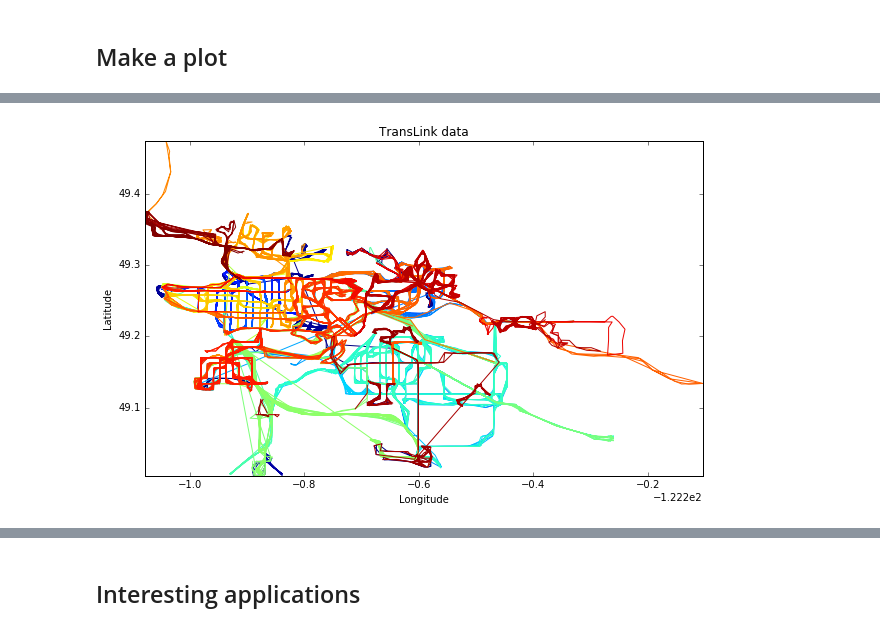
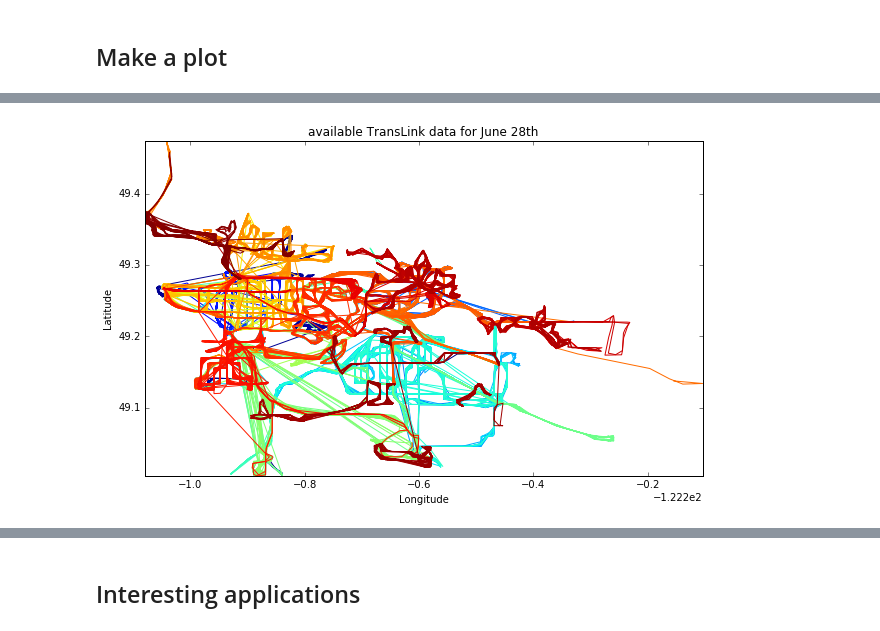
Before and after one commit to asberk/translink, a Jupyter notebook: Reading transit data.ipynb, the cells around one changed output, grey strips where cells are left out. Cells and saved outputs as stored; diff of their text form; code cells hidden in the pictures.

Commit message:
added plotting by day

```diff
--- a/Reading transit data.ipynb
+++ b/Reading transit data.ipynb
@@ -23,7 +26,9 @@ Import the data and add a human-readable `time` column
 # %%
 positions = pd.DataFrame.from_csv('./PositionUpdates.csv', index_col=False)
+# remove those positions with faulty Lat-Lon
+positions = positions[positions['lat']!=0]
 # add human-readable times
-positions['time'] = positions['ts'].apply(lambda x: datetime.fromtimestamp(x).isoformat())
+positions['time'] = positions['ts'].apply(lambda x: datetime.fromtimestamp(x))
 # %%
 positions.head()
 # %% [output]
@@ -56,3 +63,8 @@ positions = positions[positions['lat']!=0]
+# %%
+def colourMapBy(data, category, cmap='jet', alpha=None):
+    lsc = plt.cm.get_cmap(cmap)
+    cmap = lsc(np.linspace(0, 1, data[category].cat.categories.size), alpha)
+    return cmap
 # %%
 lon_min = positions['lon'].min()
 lon_max = positions['lon'].max()
@@ -60,0 +75,16 @@ lat_max = positions['lat'].max()
+# %%
+mask_j27 = positions['time'] < '2017-06-28'
+mask_j28 = (positions['time'] >= '2017-06-28') & (positions['time'] < '2017-06-29')
+# %%
+# settting a custom colour map
+posns_j27 = positions.loc[mask_j27]
+cmap_vid_j27 = colourMapBy(positions.loc[mask_j27], 'vid')
+
+plt.figure(figsize=(10,6))
+for j, (key, grp) in enumerate(posns_j27.groupby('vid')):
+    plt.plot(grp['lon'], grp['lat'], '-', label=key, color=cmap_vid_j27[j, :]);
+plt.xlim(lon_min, lon_max)
+plt.ylim(lat_min, lat_max);
+plt.xlabel('Longitude')
+plt.ylabel('Latitude')
+plt.title('Translink position data by Vehicle ID (June 27th)');
@@ -61,16 +93,16 @@ lat_max = positions['lat'].max()
 # %%
 # settting a custom colour map
-cmapString = 'jet'
-lsc = plt.cm.get_cmap(cmapString)
-cmap = lsc(np.linspace(0, 1, positions['vid'].cat.categories.size))
+posns_j28 = positions.loc[mask_j28]
+cmap_vid_j28 = colourMapBy(positions.loc[mask_j28], 'vid')
 
 plt.figure(figsize=(10,6))
-for j, (key, grp) in enumerate(positions.groupby('vid')):
-    plt.plot(grp['lon'], grp['lat'], '-', label=key, color=cmap[j, :]);
+for j, (key, grp) in enumerate(posns_j28.groupby('vid')):
+    plt.plot(grp['lon'], grp['lat'], '-', label=key,
+             color=cmap_vid_j28[j, :]);
 plt.xlim(lon_min, lon_max)
 plt.ylim(lat_min, lat_max);
 plt.xlabel('Longitude')
 plt.ylabel('Latitude')
-plt.title('TransLink data');
+plt.title('available TransLink data for June 28th');
 # %% [output]
-[figure, old version]
+[figure, new version]
```
Also changed, not shown: parts of 11 cells of this notebook.
